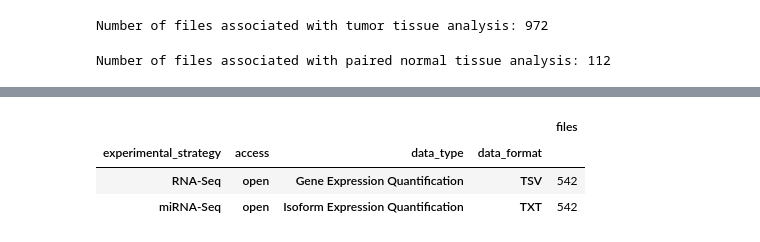
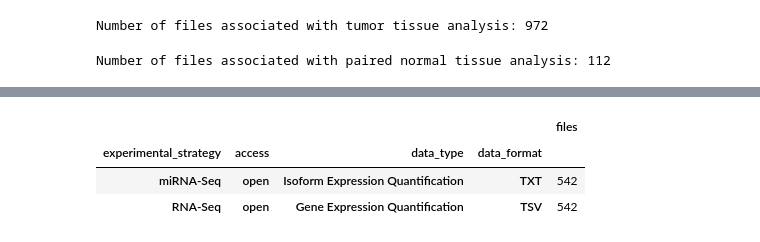
Before and after one commit to MylenaRoberta/pan-cancer-analysis, a Jupyter notebook: notebooks/01_tcga-brca/02_brca-exploratory-metadata-analysis.ipynb, the cells around one changed output, grey strips where cells are left out. Cells and saved outputs as stored; diff of their text form; code cells hidden in the pictures.

```diff
--- a/notebooks/01_tcga-brca/02_brca-exploratory-metadata-analysis.ipynb
+++ b/notebooks/01_tcga-brca/02_brca-exploratory-metadata-analysis.ipynb
@@ -268,13 +349,13 @@ Number of files associated with paired normal tissue analysis: 112
 # %%
 # Count the number of data types associated with files
 df_files_of_interest \
     .groupby([
         'experimental_strategy', 'access', 'data_type', 'data_format',
     ]) \
     .agg(files = pd.NamedAgg(column='file_id', aggfunc='nunique')) \
-    .sort_values(by=['experimental_strategy', 'access', 'files'])
+    .sort_values(by=['experimental_strategy', 'files'],ascending=False)
 # %% [output]
 |  |  |  |  | files |
 | experimental_strategy | access | data_type | data_format |  |
+| miRNA-Seq | open | Isoform Expression Quantification | TXT | 542 |
 | RNA-Seq | open | Gene Expression Quantification | TSV | 542 |
-| miRNA-Seq | open | Isoform Expression Quantification | TXT | 542 |
```
Also changed, not shown: parts of 12 cells of this notebook.
